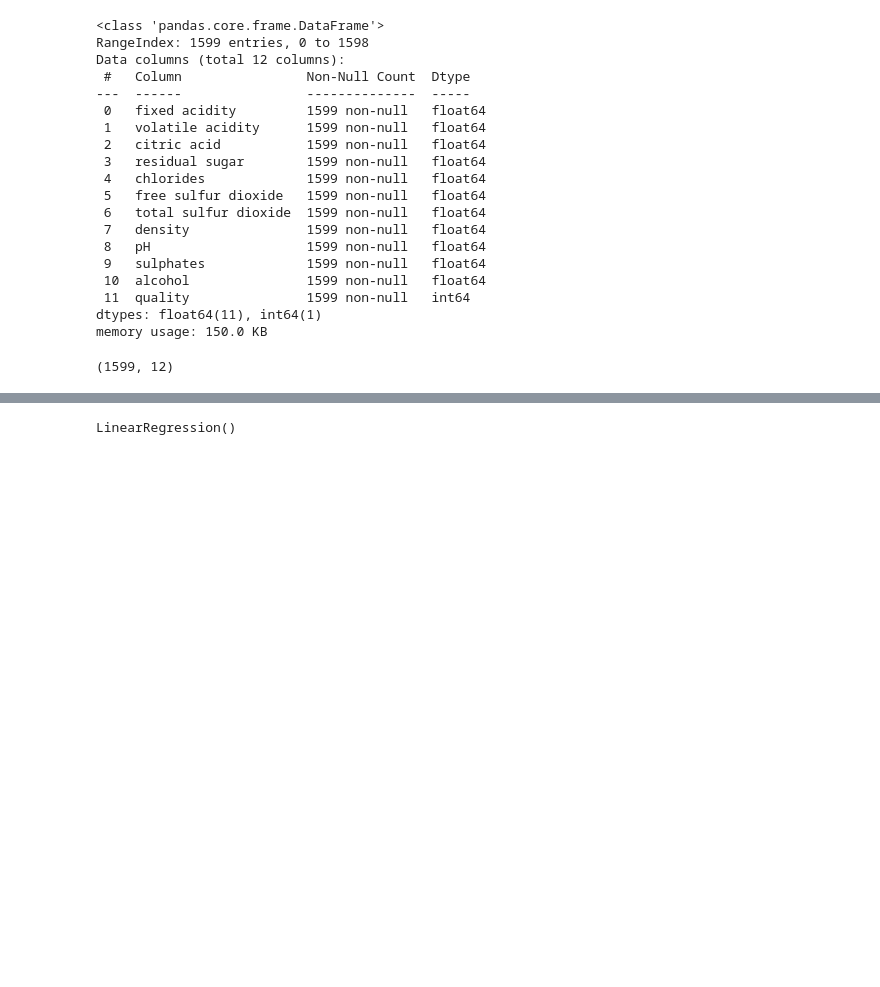
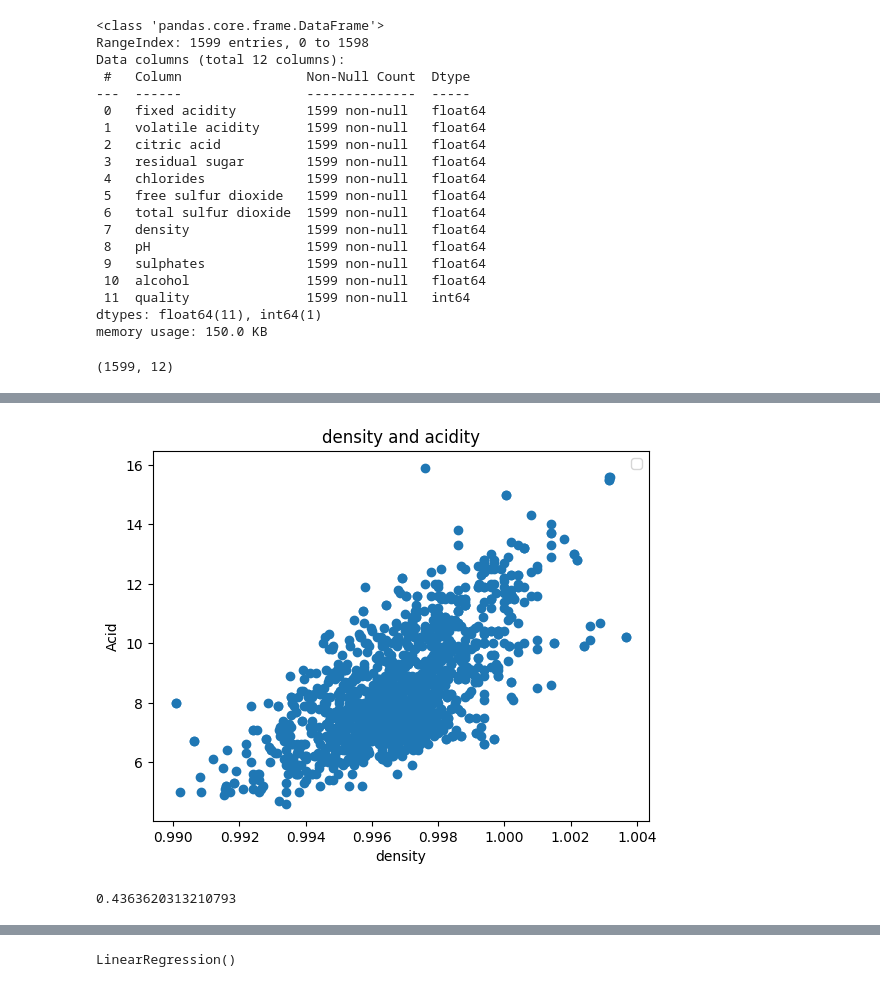
Before and after one commit to michalmrz04/Artificial-intelligence-2, a Jupyter notebook: AI1.ipynb, the cells around one changed output, grey strips where cells are left out. Drawn from its saved outputs; the diff is of its cells as text; code cells hidden in the pictures; blank space fills up the shorter version.

```diff
--- a/AI1.ipynb
+++ b/AI1.ipynb
@@ -57,0 +90,13 @@ df.shape
+# %%
+dens = df['density'].values
+Acid = df['fixed acidity'].values
+qual = df['quality']
+# %%
+plt.scatter(dens, Acid)
+plt.xlabel('density')
+plt.ylabel('Acid')
+plt.legend()
+plt.title('density and acidity')
+plt.show()
+# %% [output]
+[figure, added]
@@ -57,0 +111,4 @@ df.shape
+# %%
+model.score(X1_train, Y2_train)
+# %% [output]
+0.4363620313210793
```
Also changed, not shown: parts of 30 cells of this notebook, 1 other file.
